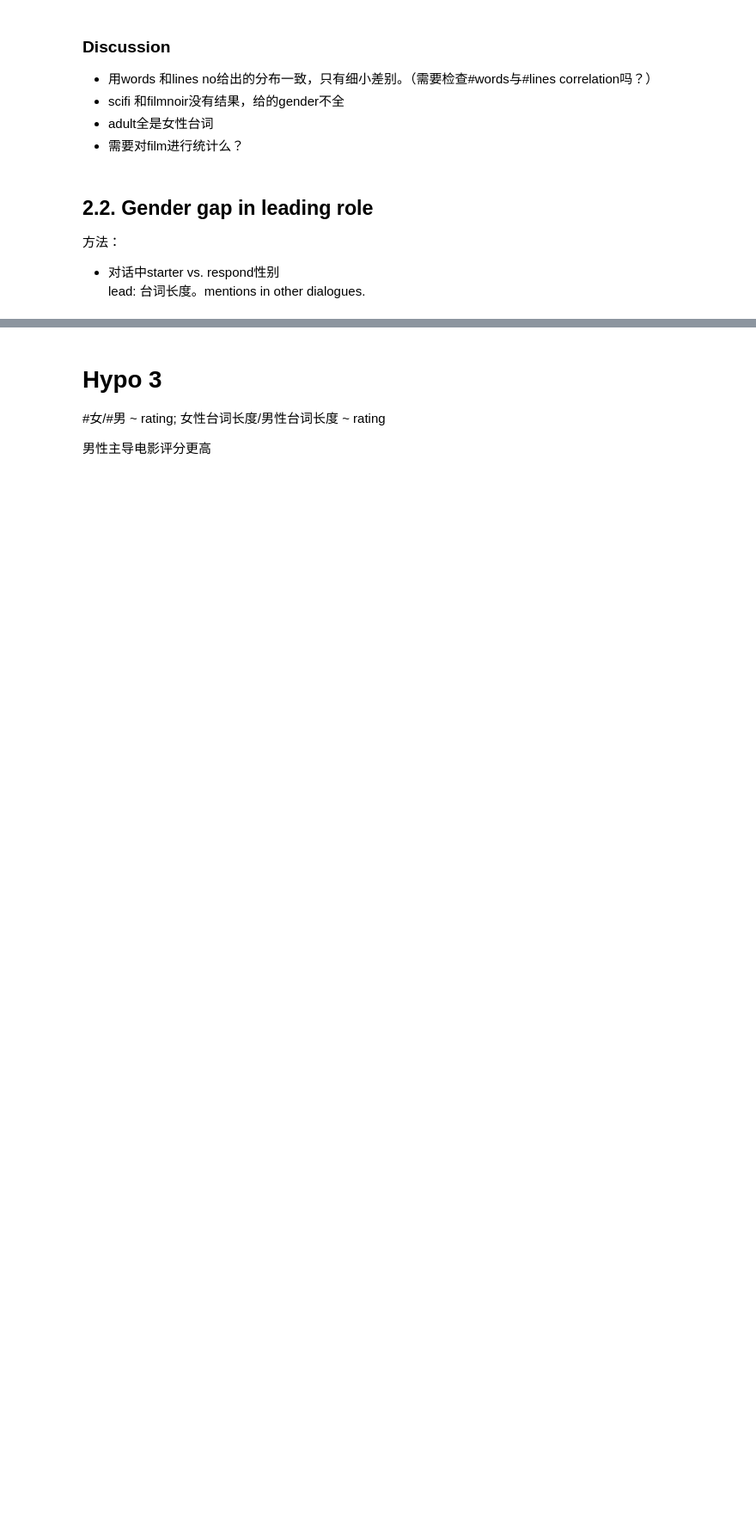
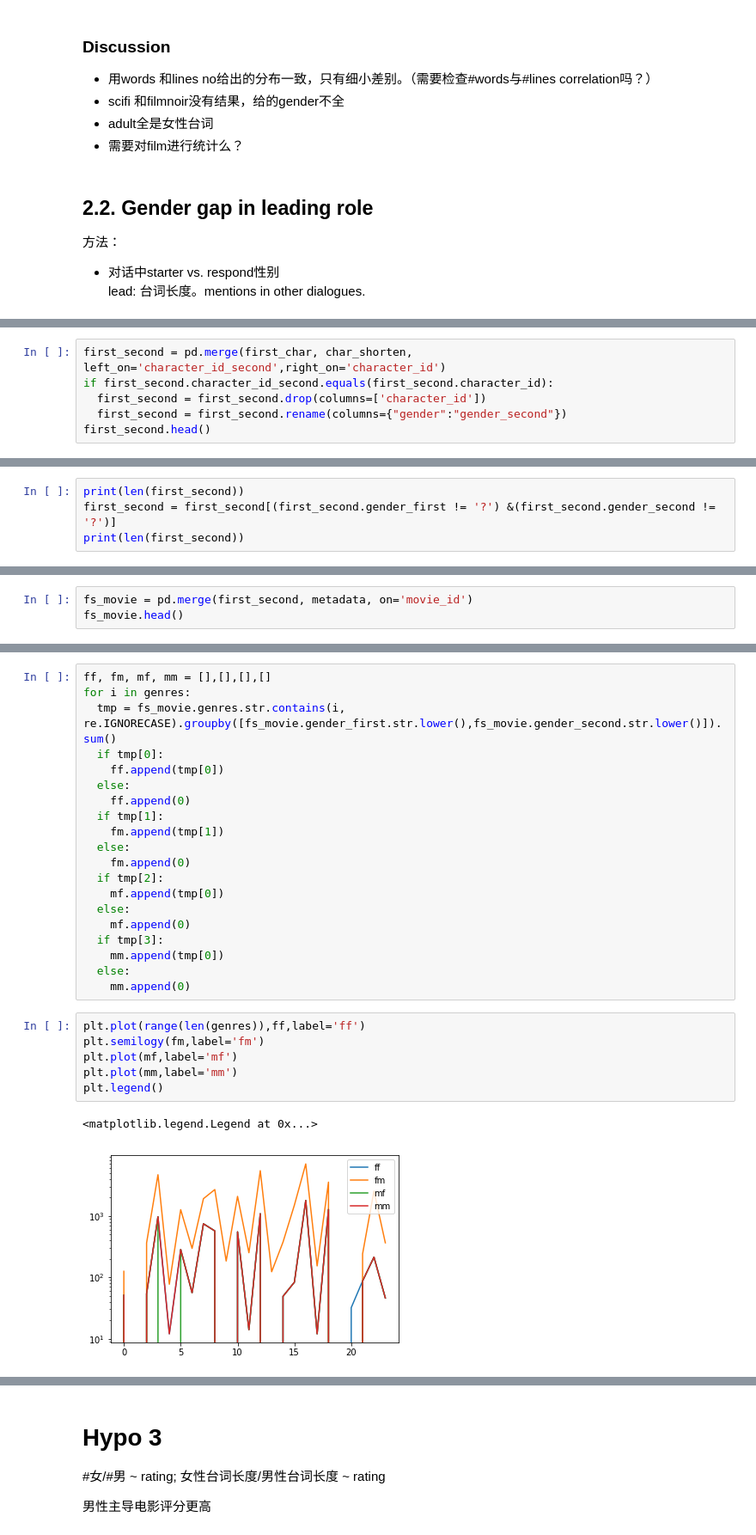
Before and after one commit to JingQian87/6998-MethodsDS, a Jupyter notebook: Project/EMDS_stats.ipynb, the cells around one changed output, grey strips where cells are left out. Shown at 86% size. Saved outputs shown, nothing was run; the diff lists cells and outputs as text; blank space fills up the shorter version.

```diff
--- a/Project/EMDS_stats.ipynb
+++ b/Project/EMDS_stats.ipynb
@@ -361,0 +320,6 @@ True
+# %%
+first_second = pd.merge(first_char, char_shorten, left_on='character_id_second',right_on='character_id')
+if first_second.character_id_second.equals(first_second.character_id):
+  first_second = first_second.drop(columns=['character_id'])
+  first_second = first_second.rename(columns={"gender":"gender_second"})
+first_second.head()
@@ -361,0 +333,4 @@ True
+# %%
+print(len(first_second))
+first_second = first_second[(first_second.gender_first != '?') &(first_second.gender_second != '?')]
+print(len(first_second))
@@ -361,0 +349,3 @@ True
+# %%
+fs_movie = pd.merge(first_second, metadata, on='movie_id')
+fs_movie.head()
@@ -361,0 +359,29 @@ True
+# %%
+ff, fm, mf, mm = [],[],[],[]
+for i in genres:
+  tmp = fs_movie.genres.str.contains(i, re.IGNORECASE).groupby([fs_movie.gender_first.str.lower(),fs_movie.gender_second.str.lower()]).sum()
+  if tmp[0]:
+    ff.append(tmp[0])
+  else:
+    ff.append(0)
+  if tmp[1]:
+    fm.append(tmp[1])
+  else:
+    fm.append(0)
+  if tmp[2]:
+    mf.append(tmp[0])
+  else:
+    mf.append(0)
+  if tmp[3]:
+    mm.append(tmp[0])
+  else:
+    mm.append(0)
+# %%
+plt.plot(range(len(genres)),ff,label='ff')
+plt.semilogy(fm,label='fm')
+plt.plot(mf,label='mf')
+plt.plot(mm,label='mm')
+plt.legend()
+# %% [output]
+<matplotlib.legend.Legend at 0x...>
+[figure, added]
```
Also changed, not shown: parts of 13 cells of this notebook.
